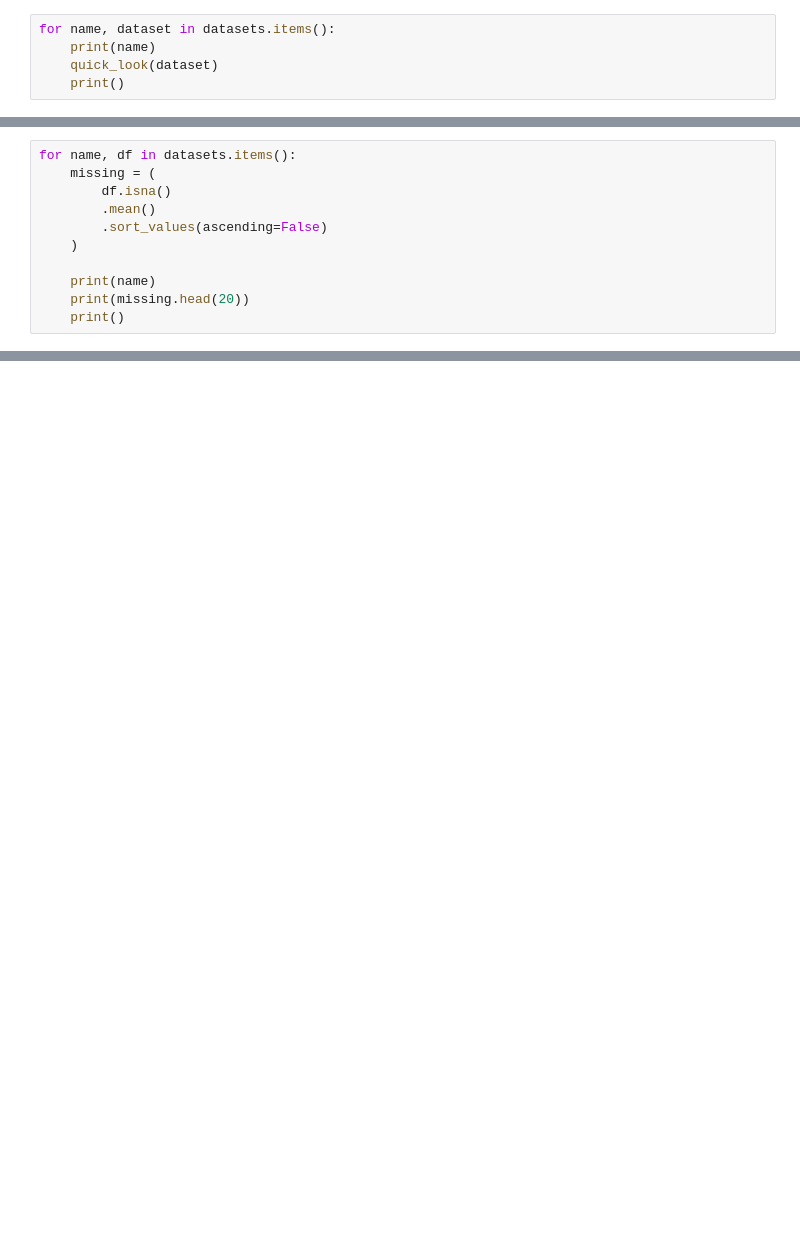
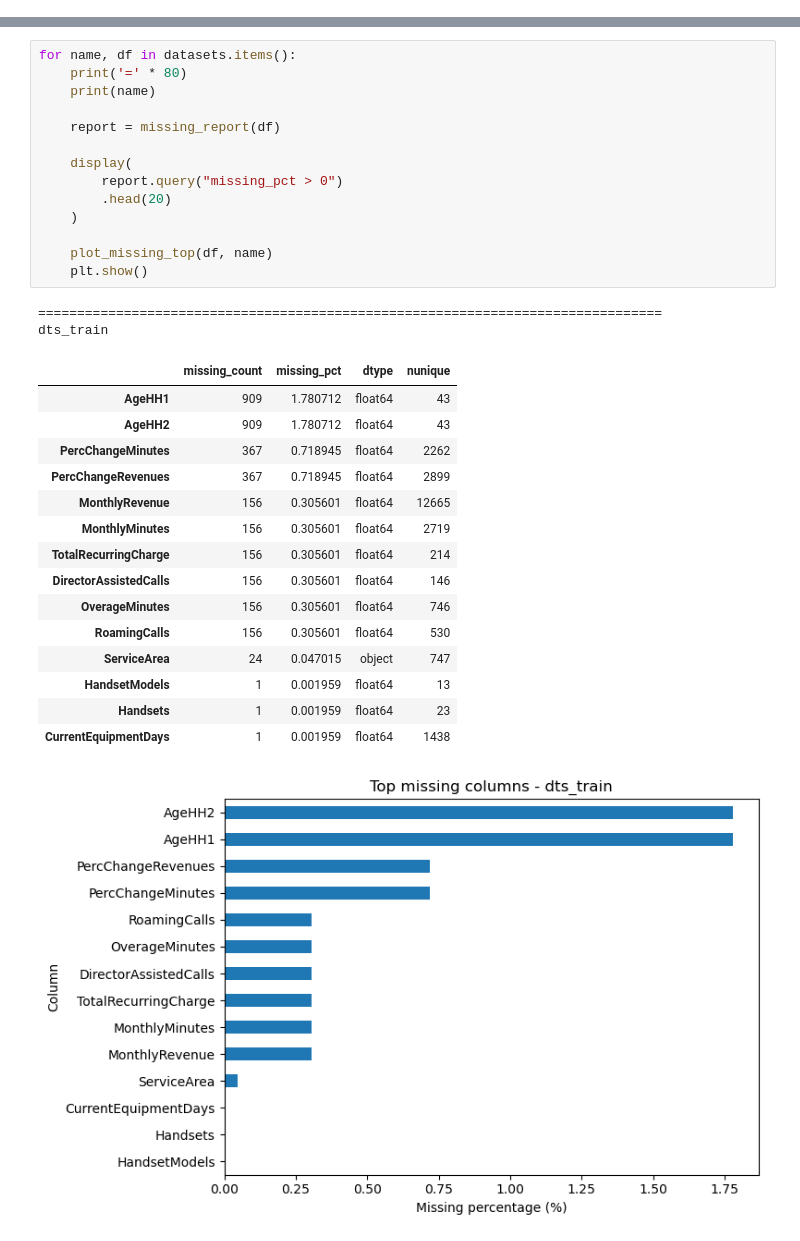
Before and after one commit to dmquan1105/VDT_VDS_2026, a Jupyter notebook: notebooks/EDA.ipynb, the cells around one changed output, grey strips where cells are left out. Saved outputs shown, nothing was run; the diff lists cells and outputs as text; blank space fills up the shorter version.

```diff
--- a/notebooks/EDA.ipynb
+++ b/notebooks/EDA.ipynb
@@ -49,5 +0,0 @@ def quick_look(df):
-# %%
-for name, dataset in datasets.items():
-    print(name)
-    quick_look(dataset)
-    print()
@@ -172,11 +0,0 @@ Name: ICCID, dtype: float64
-# %%
-for name, df in datasets.items():
-    missing = (
-        df.isna()
-        .mean()
-        .sort_values(ascending=False)
-    )
-
-    print(name)
-    print(missing.head(20))
-    print()
@@ -200,0 +53,33 @@ dtype: float64
+# %%
+for name, df in datasets.items():
+    print('=' * 80)
+    print(name)
+
+    report = missing_report(df)
+
+    display(
+        report.query("missing_pct > 0")
+        .head(20)
+    )
+
+    plot_missing_top(df, name)
+    plt.show()
+# %% [output]
+================================================================================
+dts_train
+|  | missing_count | missing_pct | dtype | nunique |
+| AgeHH1 | 909 | 1.780712 | float64 | 43 |
+| AgeHH2 | 909 | 1.780712 | float64 | 43 |
+| PercChangeMinutes | 367 | 0.718945 | float64 | 2262 |
+| PercChangeRevenues | 367 | 0.718945 | float64 | 2899 |
+| MonthlyRevenue | 156 | 0.305601 | float64 | 12665 |
+| MonthlyMinutes | 156 | 0.305601 | float64 | 2719 |
+| TotalRecurringCharge | 156 | 0.305601 | float64 | 214 |
+| DirectorAssistedCalls | 156 | 0.305601 | float64 | 146 |
+| OverageMinutes | 156 | 0.305601 | float64 | 746 |
+| RoamingCalls | 156 | 0.305601 | float64 | 530 |
+| ServiceArea | 24 | 0.047015 | object | 747 |
+| HandsetModels | 1 | 0.001959 | float64 | 13 |
+| Handsets | 1 | 0.001959 | float64 | 23 |
+| CurrentEquipmentDays | 1 | 0.001959 | float64 | 1438 |
+[figure, added]
```
Also changed, not shown: parts of 81 cells of this notebook, 9 other files.
